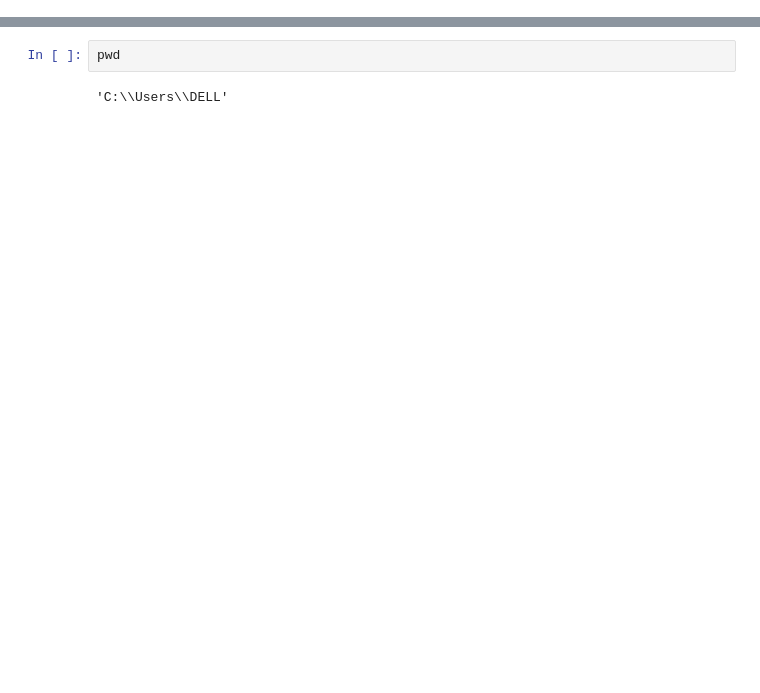
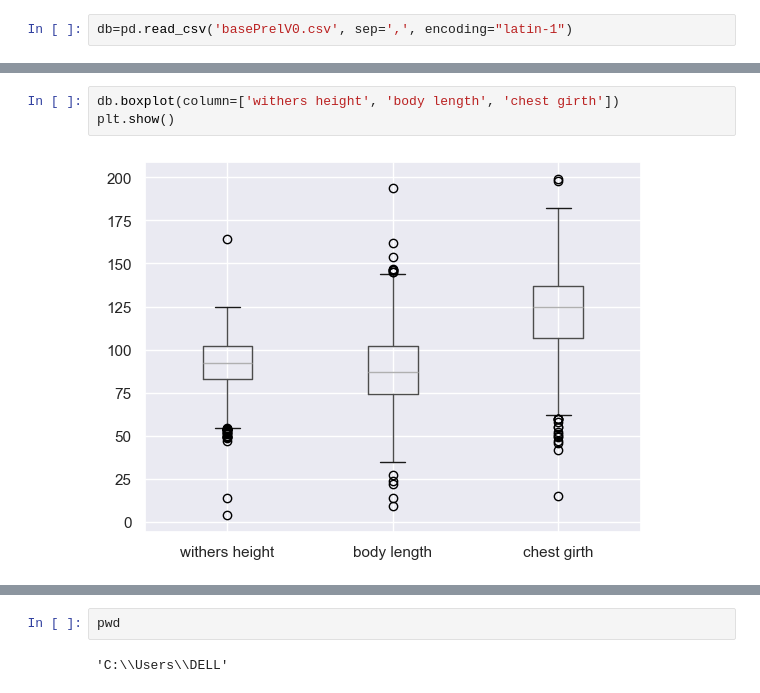
Before and after one commit to Fulzo/Taurin-preliminar, a Jupyter notebook: notebooks/exploration.ipynb, the cells around one changed output, grey strips where cells are left out. Cells and saved outputs as stored; diff of their text form; blank space fills up the shorter version.

```diff
--- a/notebooks/exploration.ipynb
+++ b/notebooks/exploration.ipynb
@@ -303,0 +144,2 @@ Name: count, dtype: int64
+# %%
+db=pd.read_csv('basePrelV0.csv', sep=',', encoding="latin-1")
@@ -363,0 +244,5 @@ plt.show()
+# %%
+db.boxplot(column=['withers height', 'body length', 'chest girth'])
+plt.show()
+# %% [output]
+[figure, added]
```
Also changed, not shown: parts of 176 cells of this notebook, 2 other files.
